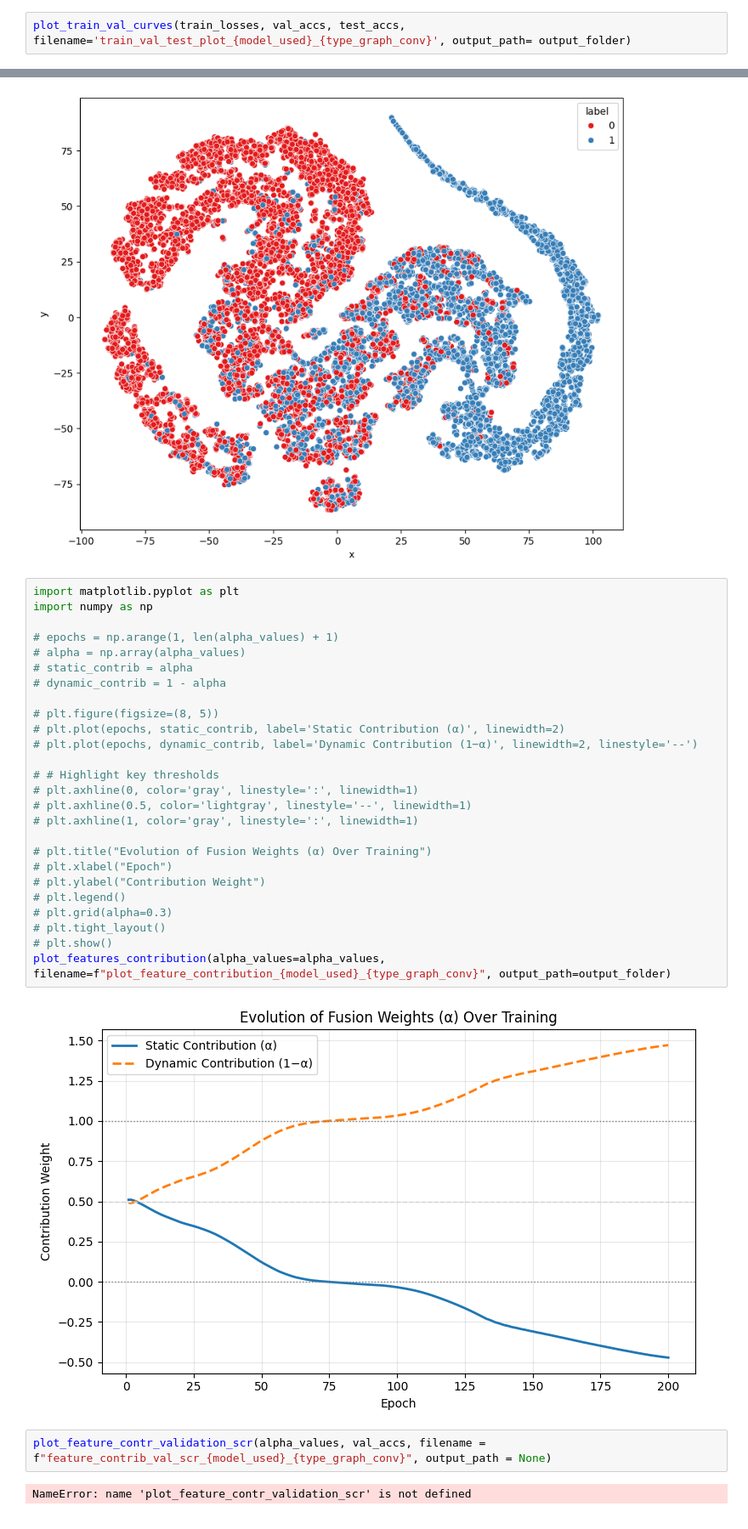
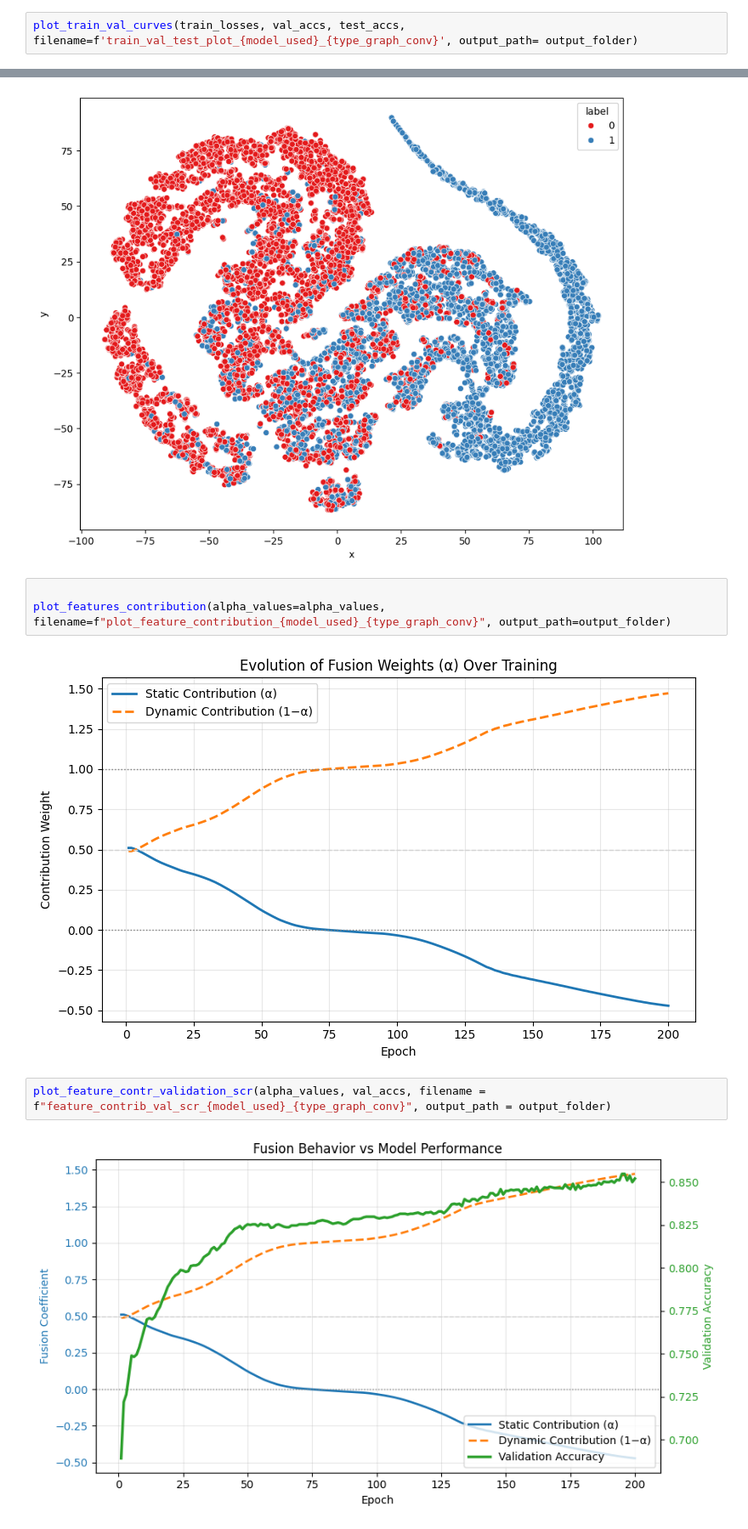
Before and after one commit to Waqar351/multi_model_data_fusion, a Jupyter notebook: M1.ipynb, the cells around one changed output, grey strips where cells are left out. Shown at 85% size. Saved outputs shown, nothing was run; the diff lists cells and outputs as text.

Commit message:
fix bus in M2 and M_static notebooks

```diff
--- a/M1.ipynb
+++ b/M1.ipynb
@@ -190,7 +190,7 @@ Epoch 160 | Loss: 0.3274 | Train: 0.846 | Val: 0.846 | Test: 0.841 | Alpha: -0.3
 Epoch 180 | Loss: 0.3227 | Train: 0.850 | Val: 0.848 | Test: 0.847 | Alpha: -0.416
 Epoch 200 | Loss: 0.3137 | Train: 0.854 | Val: 0.852 | Test: 0.851 | Alpha: -0.472
 # %%
-plot_train_val_curves(train_losses, val_accs, test_accs, filename='train_val_test_plot_{model_used}_{type_graph_conv}', output_path= output_folder)
+plot_train_val_curves(train_losses, val_accs, test_accs, filename=f'train_val_test_plot_{model_used}_{type_graph_conv}', output_path= output_folder)
 # %% [output]
 [figure]
 # %%
@@ -260,34 +260,11 @@ plot_embedding(emb_2d, crime_label_tensor, filename= f'embedding_{model_used}_{t
 # %% [output]
 [figure]
 # %%
-import matplotlib.pyplot as plt
-import numpy as np
 
-# epochs = np.arange(1, len(alpha_values) + 1)
-# alpha = np.array(alpha_values)
-# static_contrib = alpha
-# dynamic_contrib = 1 - alpha
-
-# plt.figure(figsize=(8, 5))
-# plt.plot(epochs, static_contrib, label='Static Contribution (α)', linewidth=2)
-# plt.plot(epochs, dynamic_contrib, label='Dynamic Contribution (1−α)', linewidth=2, linestyle='--')
-
-# # Highlight key thresholds
-# plt.axhline(0, color='gray', linestyle=':', linewidth=1)
-# plt.axhline(0.5, color='lightgray', linestyle='--', linewidth=1)
-# plt.axhline(1, color='gray', linestyle=':', linewidth=1)
-
-# plt.title("Evolution of Fusion Weights (α) Over Training")
-# plt.xlabel("Epoch")
-# plt.ylabel("Contribution Weight")
-# plt.legend()
-# plt.grid(alpha=0.3)
-# plt.tight_layout()
-# plt.show()
 plot_features_contribution(alpha_values=alpha_values, filename=f"plot_feature_contribution_{model_used}_{type_graph_conv}", output_path=output_folder)
 # %% [output]
 [figure]
 # %%
-plot_feature_contr_validation_scr(alpha_values, val_accs, filename = f"feature_contrib_val_scr_{model_used}_{type_graph_conv}", output_path = None)
+plot_feature_contr_validation_scr(alpha_values, val_accs, filename = f"feature_contrib_val_scr_{model_used}_{type_graph_conv}", output_path = output_folder)
 # %% [output]
-NameError: name 'plot_feature_contr_validation_scr' is not defined
+[figure, added]
```
Also changed, not shown: 1 other file.
